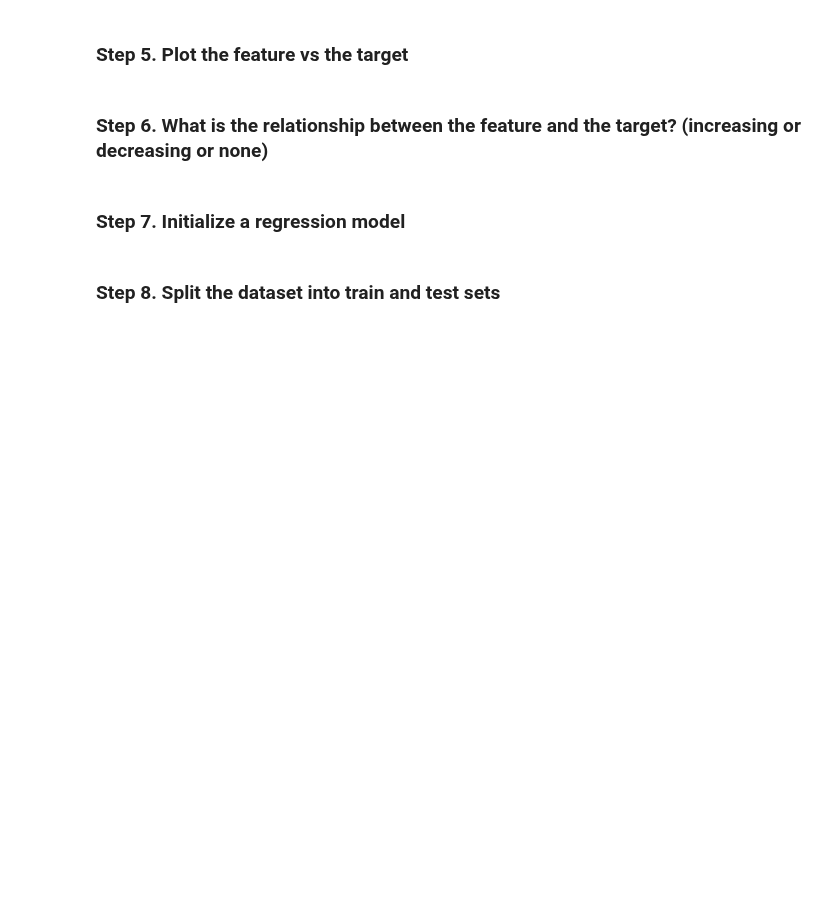
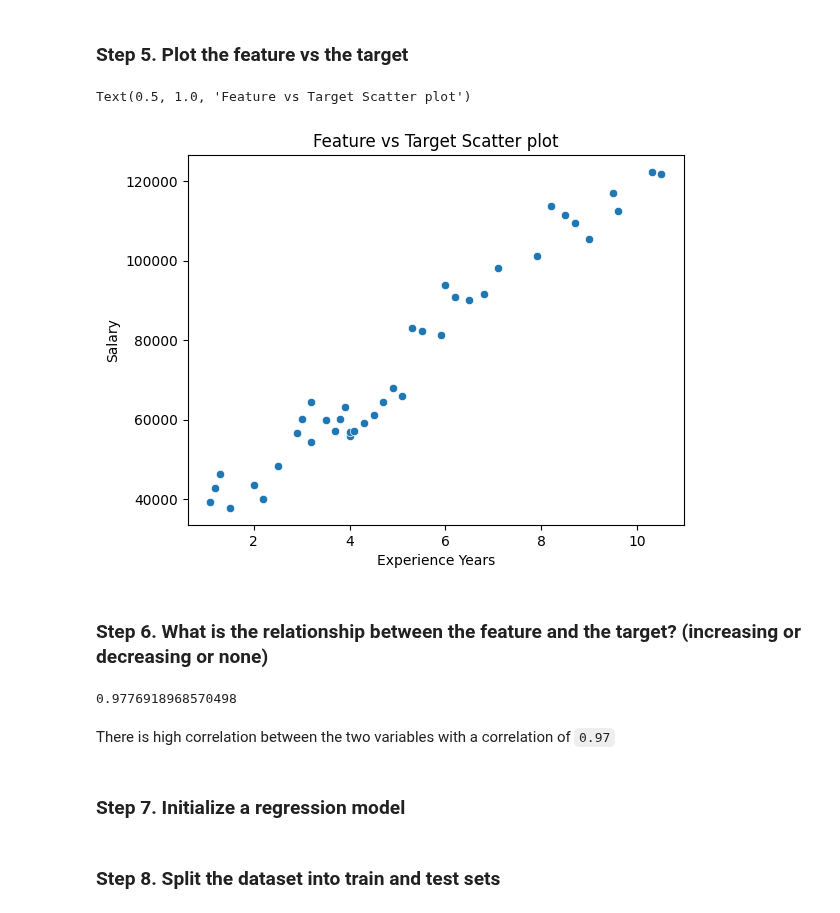
Before and after one commit to TurkiOmran/AAI, a Jupyter notebook: student/W3/exercises/M1/ex2_reg.ipynb, the cells around one changed output. Saved outputs shown, nothing was run; the diff lists cells and outputs as text; code cells hidden in the pictures; blank space fills up the shorter version.

```diff
--- a/student/W3/exercises/M1/ex2_reg.ipynb
+++ b/student/W3/exercises/M1/ex2_reg.ipynb
@@ -9,4 +11,4 @@ import sklearn
 # %% [markdown]
 ### Step 1. Load the data
 # %%
-# pd.read_csv("../../../datasets/Salary Data.csv").head()
+df=pd.read_csv("https://raw.githubusercontent.com/HassanAlgoz/B5/main/content/datasets/Salary%20Data.csv")
@@ -30,7 +64,20 @@ import sklearn
 # %% [markdown]
 ### Step 5. Plot the feature vs the target
+# %%
+sns.scatterplot(data=df, x=df['Experience Years'],y= df['Salary'])
+plt.title("Feature vs Target Scatter plot")
+# %% [output]
+Text(0.5, 1.0, 'Feature vs Target Scatter plot')
+[figure, added]
 # %% [markdown]
 ### Step 6. What is the relationship between the feature and the target? (increasing or decreasing or none)
+# %%
+corr = df['Experience Years'].corr(df['Salary'])
+print(corr)
+# %% [output]
+0.9776918968570498
+# %% [markdown]
+There is high correlation between the two variables with a correlation of `0.97`
 # %% [markdown]
 ### Step 7. Initialize a regression model
 # %% [markdown]
```
Also changed, not shown: parts of 8 cells of this notebook.
